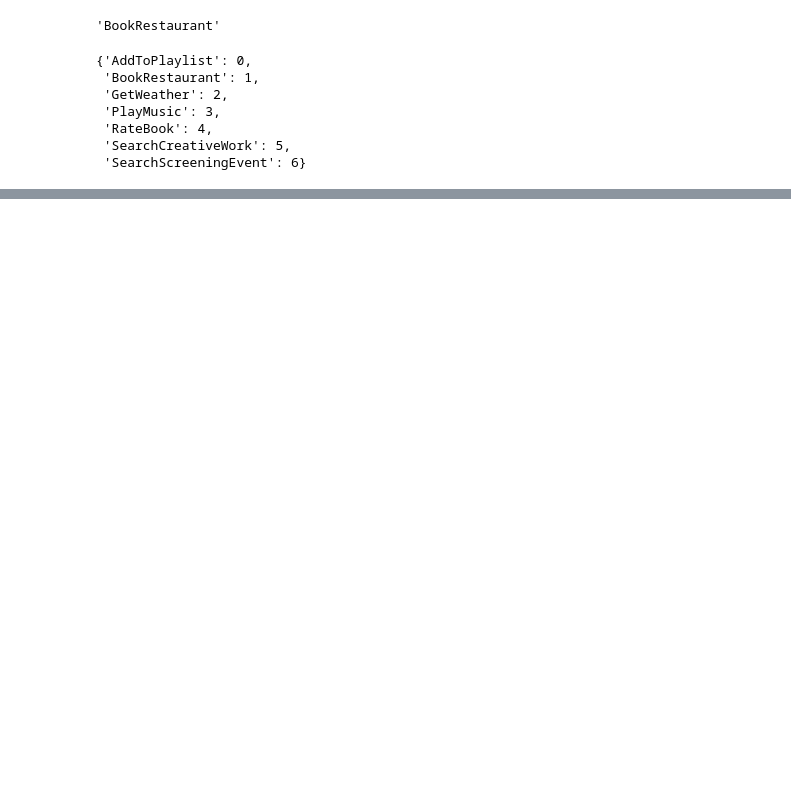
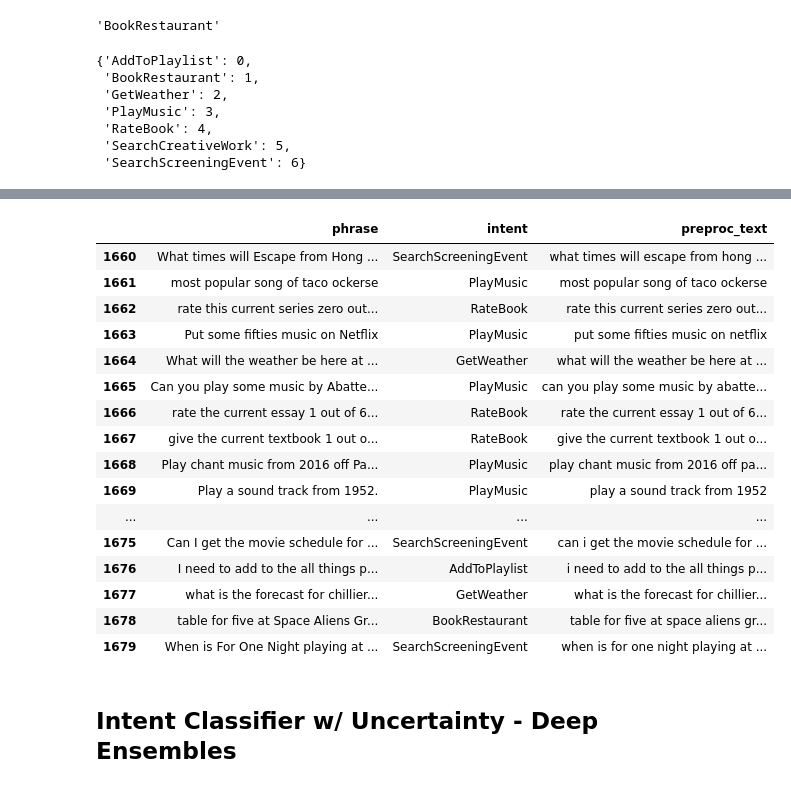
Before and after one commit to rsilveira79/bayesian_notebooks, a Jupyter notebook: uncertainty_notebooks/intent_classifier_uncertainty_2.ipynb, the cells around one changed output, grey strips where cells are left out. Saved outputs shown, nothing was run; the diff lists cells and outputs as text; code cells hidden in the pictures; blank space fills up the shorter version.

```diff
--- a/uncertainty_notebooks/intent_classifier_uncertainty_2.ipynb
+++ b/uncertainty_notebooks/intent_classifier_uncertainty_2.ipynb
@@ -392,0 +575,22 @@ label_to_ix
+# %%
+train_dataset.tail(20)
+# %% [output]
+|  | phrase | intent | preproc_text |
+| 1660 | What times will Escape from Hong ... | SearchScreeningEvent | what times will escape from hong ... |
+| 1661 | most popular song of taco ockerse | PlayMusic | most popular song of taco ockerse |
+| 1662 | rate this current series zero out... | RateBook | rate this current series zero out... |
+| 1663 | Put some fifties music on Netflix | PlayMusic | put some fifties music on netflix |
+| 1664 | What will the weather be here at ... | GetWeather | what will the weather be here at ... |
+| 1665 | Can you play some music by Abatte... | PlayMusic | can you play some music by abatte... |
+| 1666 | rate the current essay 1 out of 6... | RateBook | rate the current essay 1 out of 6... |
+| 1667 | give the current textbook 1 out o... | RateBook | give the current textbook 1 out o... |
+| 1668 | Play chant music from 2016 off Pa... | PlayMusic | play chant music from 2016 off pa... |
+| 1669 | Play a sound track from 1952. | PlayMusic | play a sound track from 1952 |
+| ... | ... | ... | ... |
+| 1675 | Can I get the movie schedule for ... | SearchScreeningEvent | can i get the movie schedule for ... |
+| 1676 | I need to add to the all things p... | AddToPlaylist | i need to add to the all things p... |
+| 1677 | what is the forecast for chillier... | GetWeather | what is the forecast for chillier... |
+| 1678 | table for five at Space Aliens Gr... | BookRestaurant | table for five at space aliens gr... |
+| 1679 | When is For One Night playing at ... | SearchScreeningEvent | when is for one night playing at ... |
+# %% [markdown]
+## Intent Classifier w/ Uncertainty - Deep Ensembles
```
Also changed, not shown: parts of 17 cells of this notebook.
